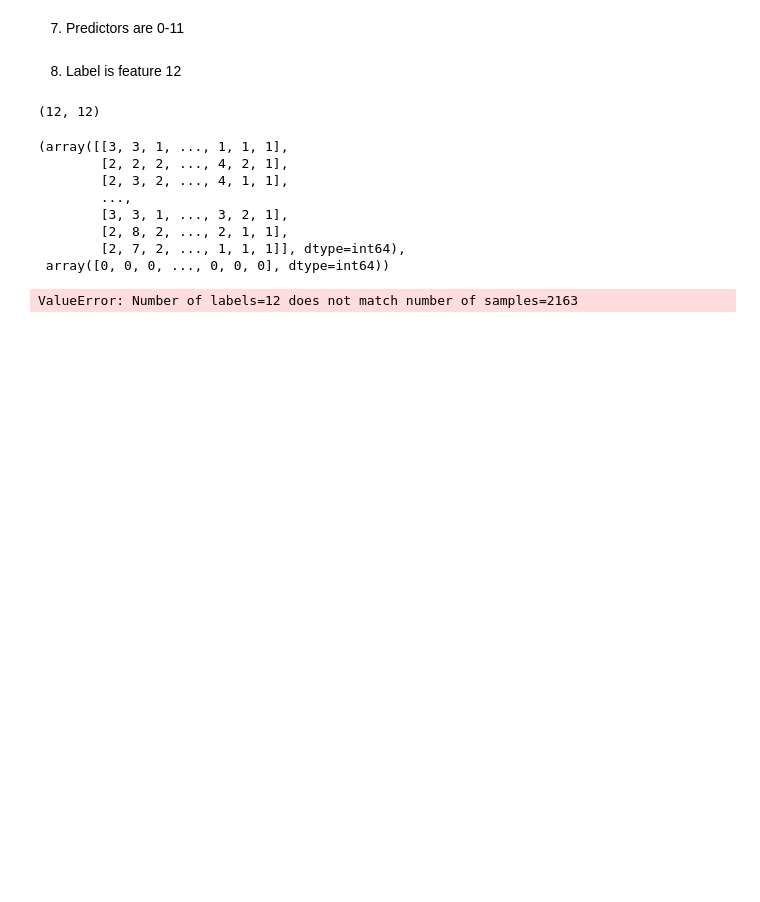
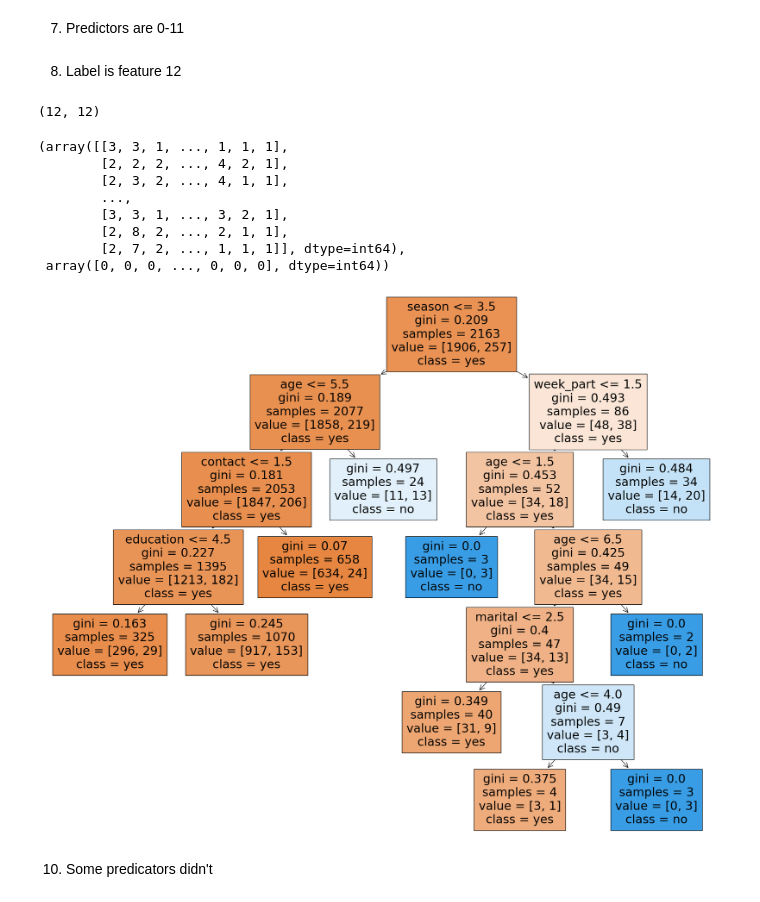
Before and after one commit to haeshed/DS-for-ent, a Jupyter notebook: Home Assignment 3 Decision Trees-20230528/HWA3_Hadar_Eshed.ipynb, the cells around one changed output. Drawn from its saved outputs; the diff is of its cells as text; code cells hidden in the pictures; blank space fills up the shorter version.

```diff
--- a/Home Assignment 3 Decision Trees-20230528/HWA3_Hadar_Eshed.ipynb
+++ b/Home Assignment 3 Decision Trees-20230528/HWA3_Hadar_Eshed.ipynb
@@ -58,7 +58,14 @@ X_train, y_train
         [2, 7, 2, ..., 1, 1, 1]], dtype=int64),
  array([0, 0, 0, ..., 0, 0, 0], dtype=int64))
 # %%
-clf = DecisionTreeClassifier()
+clf = DecisionTreeClassifier(min_impurity_decrease=0.00065)
 clf = clf.fit(X_train,y_train)
-# %% [output]
-ValueError: Number of labels=12 does not match number of samples=2163
+# %%
+iris = list(df.columns.values)
+fig = plt.figure(figsize=(25,20))
+_ = tree.plot_tree(clf, feature_names=iris, class_names= ['yes', 'no'], filled=True)
+# iris
+# %% [output]
+[figure, added]
+# %% [markdown]
+10. Some predicators didn't
```
